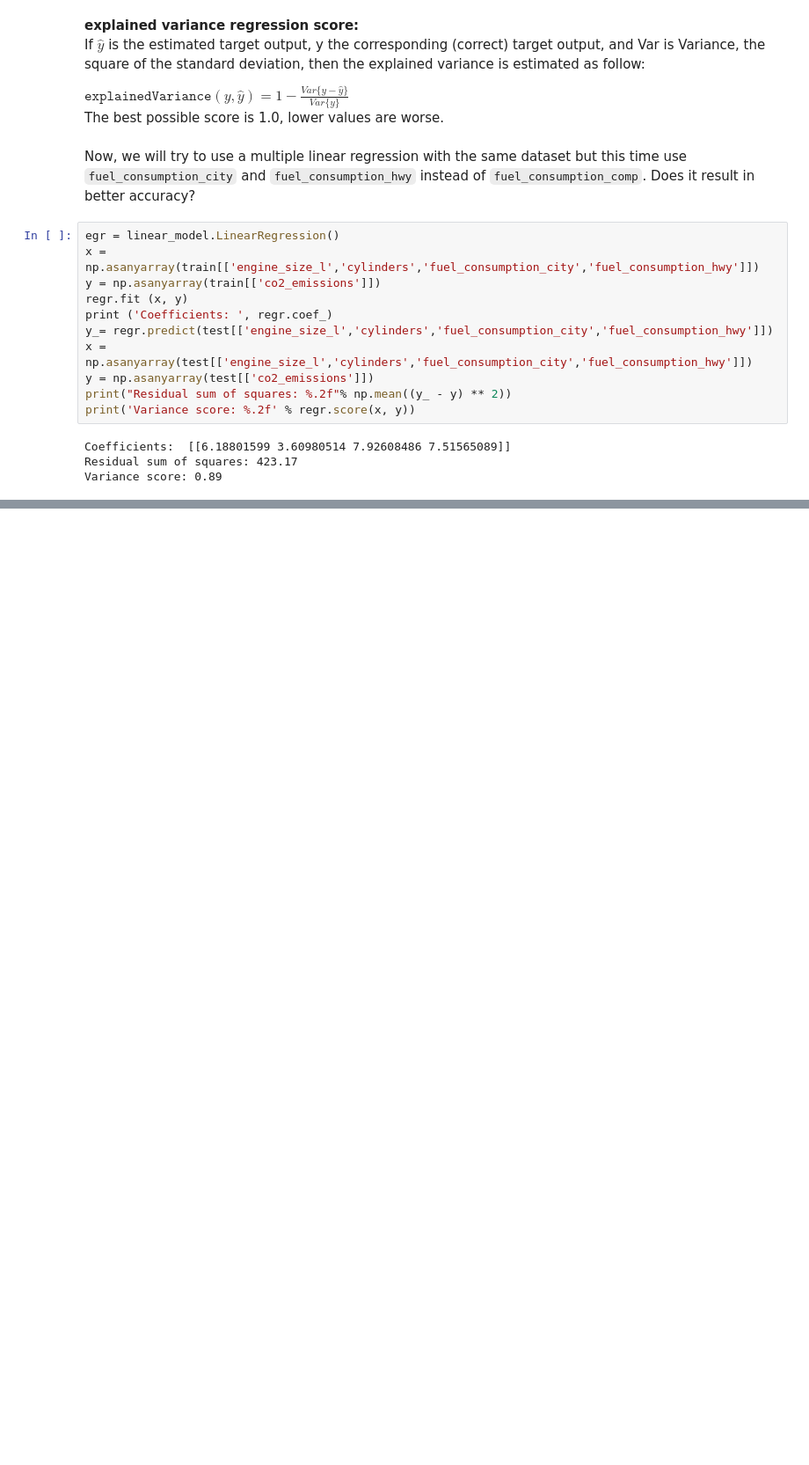
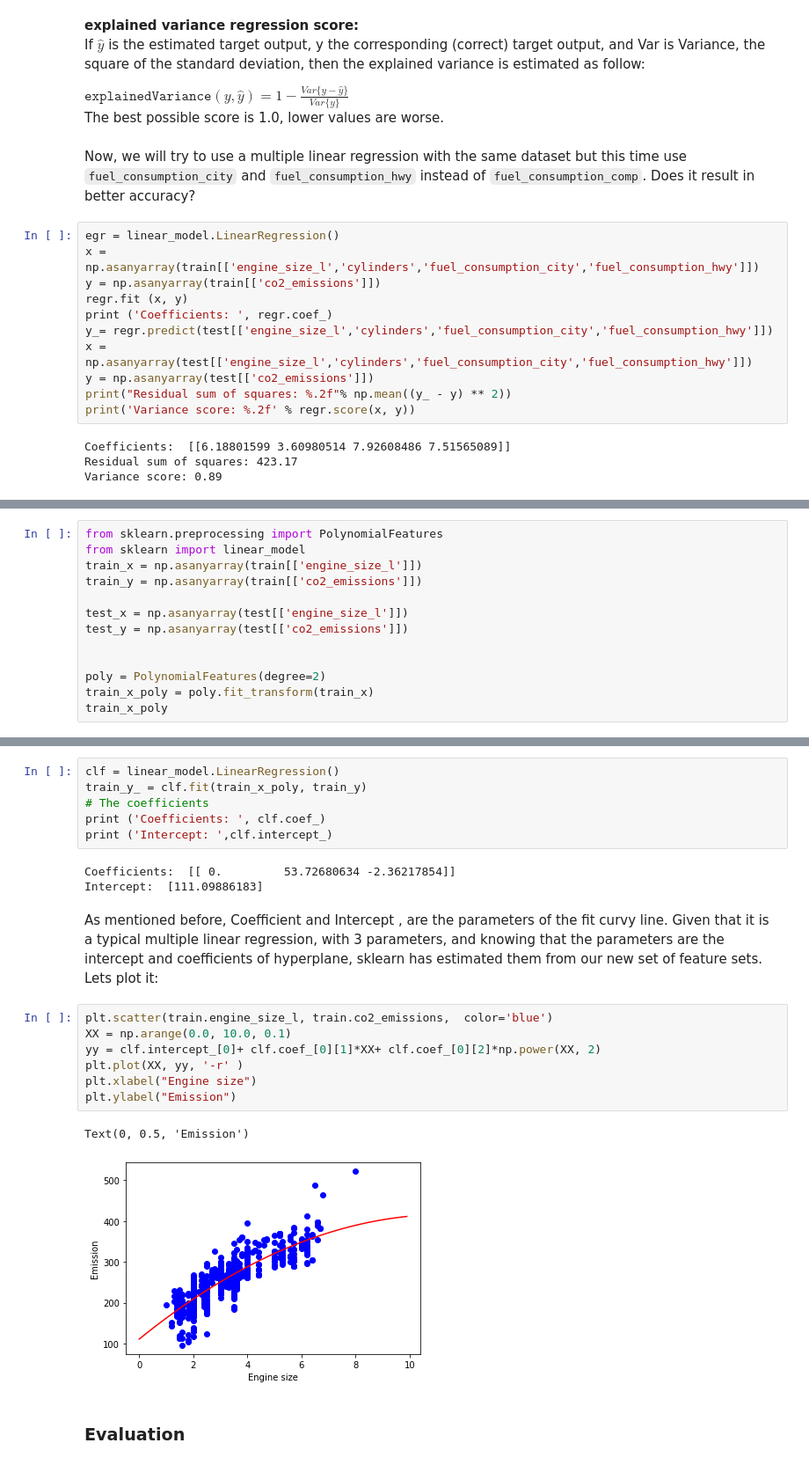
Before and after one commit to malmusfer/fuel_consumption_Regression_Modeling, a Jupyter notebook: fuel_consumption.ipynb, the cells around one changed output, grey strips where cells are left out. Shown: that part at 88% size. Drawn from its saved outputs; the diff is of its cells as text; blank space fills up the shorter version.

Commit message:
Perform Polynomial regression

```diff
--- a/fuel_consumption.ipynb
+++ b/fuel_consumption.ipynb
@@ -358,0 +375,13 @@ Variance score: 0.89
+# %%
+from sklearn.preprocessing import PolynomialFeatures
+from sklearn import linear_model
+train_x = np.asanyarray(train[['engine_size_l']])
+train_y = np.asanyarray(train[['co2_emissions']])
+
+test_x = np.asanyarray(test[['engine_size_l']])
+test_y = np.asanyarray(test[['co2_emissions']])
+
+
+poly = PolynomialFeatures(degree=2)
+train_x_poly = poly.fit_transform(train_x)
+train_x_poly
@@ -358,0 +447,23 @@ Variance score: 0.89
+# %%
+clf = linear_model.LinearRegression()
+train_y_ = clf.fit(train_x_poly, train_y)
+# The coefficients
+print ('Coefficients: ', clf.coef_)
+print ('Intercept: ',clf.intercept_)
+# %% [output]
+Coefficients:  [[ 0.         53.72680634 -2.36217854]]
+Intercept:  [111.09886183]
+# %% [markdown]
+As mentioned before, Coefficient and Intercept , are the parameters of the fit curvy line. Given that it is a typical multiple linear regression, with 3 parameters, and knowing that the parameters are the intercept and coefficients of hyperplane, sklearn has estimated them from our new set of feature sets. Lets plot it:
+# %%
+plt.scatter(train.engine_size_l, train.co2_emissions,  color='blue')
+XX = np.arange(0.0, 10.0, 0.1)
+yy = clf.intercept_[0]+ clf.coef_[0][1]*XX+ clf.coef_[0][2]*np.power(XX, 2)
+plt.plot(XX, yy, '-r' )
+plt.xlabel("Engine size")
+plt.ylabel("Emission")
+# %% [output]
+Text(0, 0.5, 'Emission')
+[figure, added]
+# %% [markdown]
+### Evaluation
```
Also changed, not shown: parts of 8 cells of this notebook.
